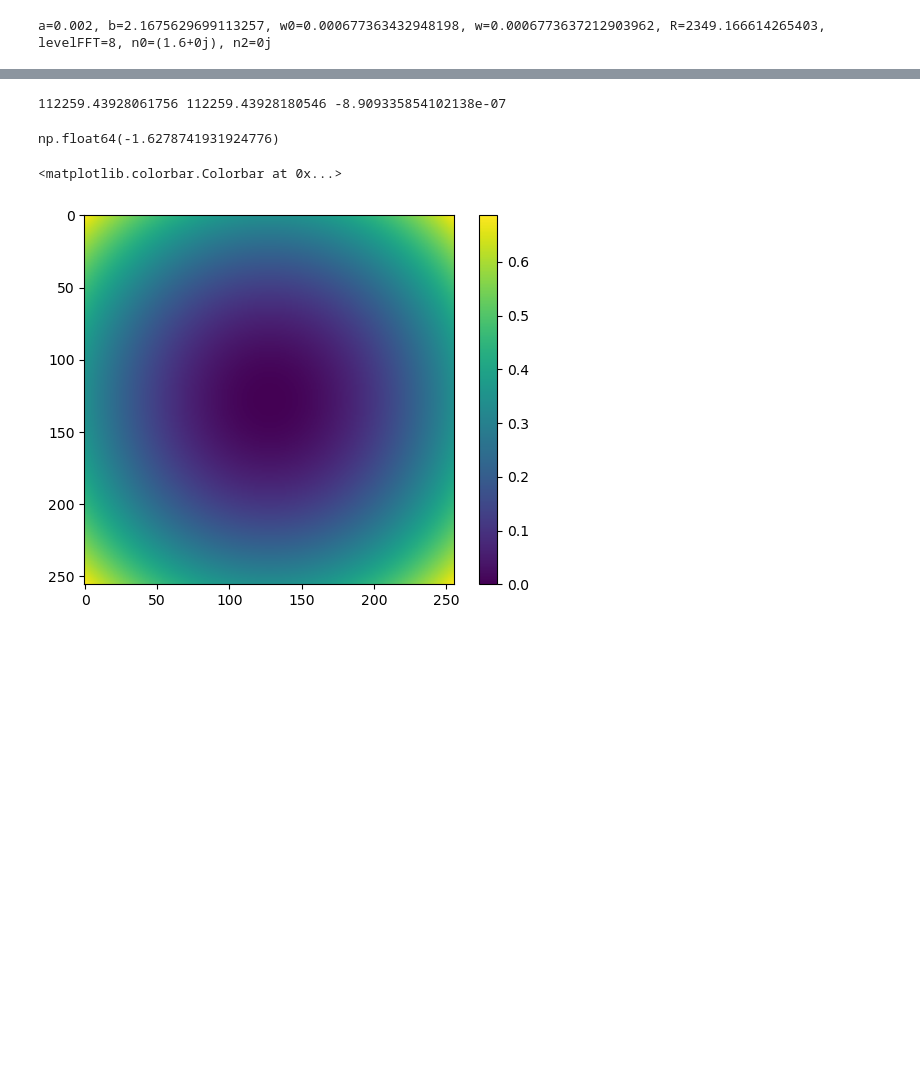
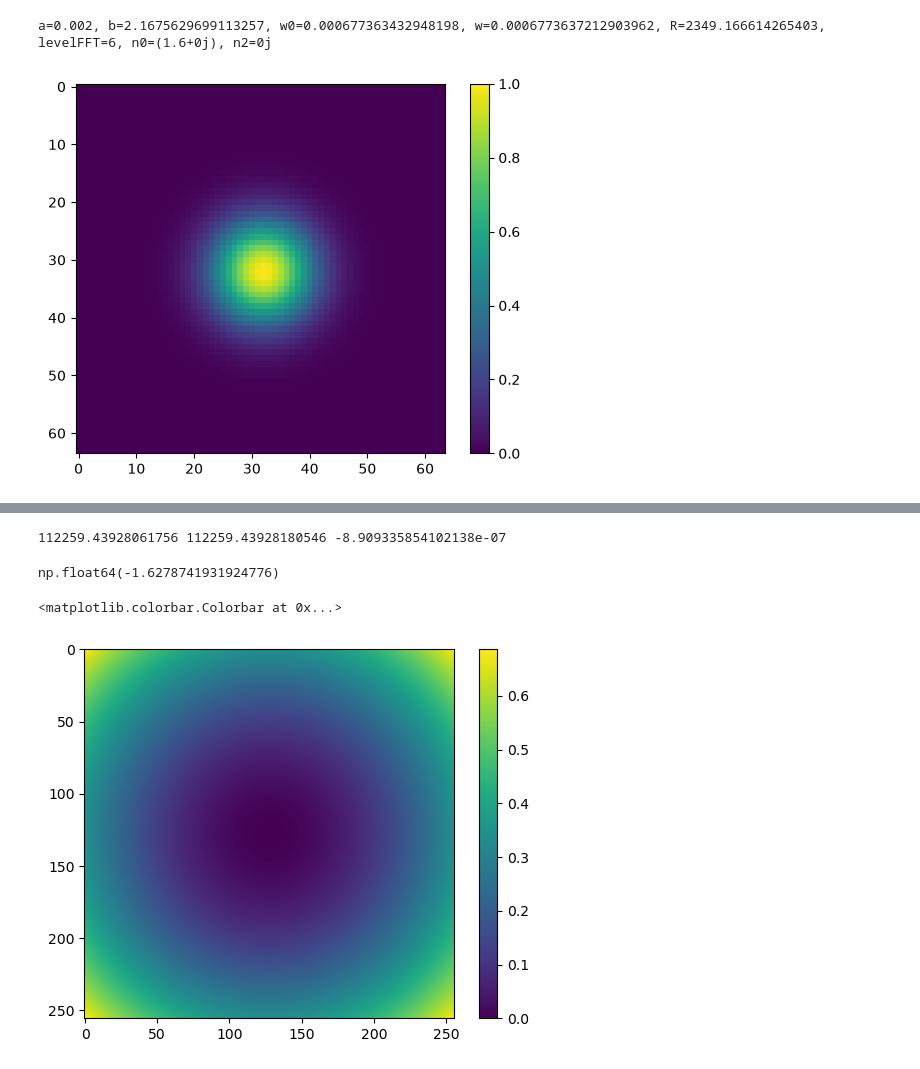
Before and after one commit to kskarthiksk/gaussian_duct_1, a Jupyter notebook: spectral_method.ipynb, the cells around one changed output, grey strips where cells are left out. Cells and saved outputs as stored; diff of their text form; code cells hidden in the pictures; blank space fills up the shorter version.

```diff
--- a/spectral_method.ipynb
+++ b/spectral_method.ipynb
@@ -44,6 +6,6 @@ def findFWHM(powerField, dx):
 # %%
 params = {}
-with open("/home/karthik/Desktop/FAU/Thesis/UGBlocks_V4_Oct_21_2025/program2D/para.dat") as f:
+with open("/home/karthik/Desktop/Thesis/UGBlocks_V4_Oct_21_2025/program2D/para.dat") as f:
     lines = f.readlines()
     for item in lines:
         item = item.split()
@@ -80,11 +42,13 @@ xx, yy = np.meshgrid(x,y)
 
 print(f"a={a}, b={b}, w0={w0}, w={w}, R={R}, levelFFT={levelFFT}, n0={n0}, n2={n2}")
 # %% [output]
-a=0.002, b=2.1675629699113257, w0=0.000677363432948198, w=0.0006773637212903962, R=2349.166614265403, levelFFT=8, n0=(1.6+0j), n2=0j
+a=0.002, b=2.1675629699113257, w0=0.000677363432948198, w=0.0006773637212903962, R=2349.166614265403, levelFFT=6, n0=(1.6+0j), n2=0j
 # %%
 E = np.exp(-(np.sqrt(xx*xx + yy*yy) / wSG)**SG)
 E = E* np.exp(-1j*wavenumber * (xx*xx + yy*yy) / (2*R))
 powerField = np.abs(E**2)
-# plt.imshow(powerField)
-# plt.colorbar()
-# plt.show()
+plt.imshow(powerField)
+plt.colorbar()
+plt.show()
+# %% [output]
+[figure, added]
```
Also changed, not shown: parts of 4 cells of this notebook, 5 other files.
